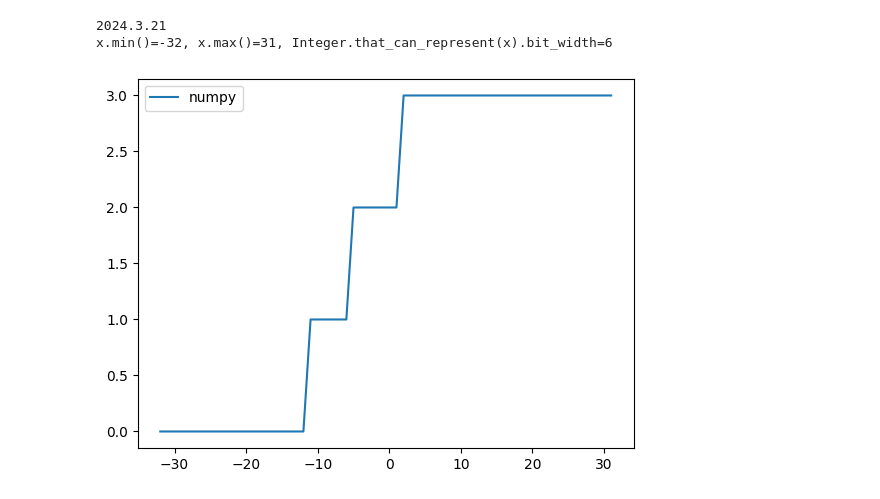
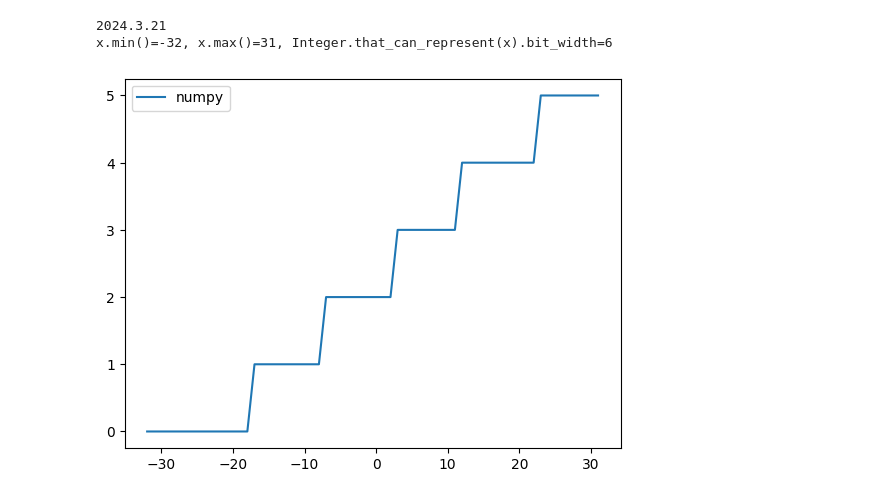
Before and after one commit to qqaatw/concrete-ml, a Jupyter notebook: test.ipynb, the cells around one changed output. Cells and saved outputs as stored; diff of their text form; code cells hidden in the pictures.

```diff
--- a/test.ipynb
+++ b/test.ipynb
@@ -1,6 +1,6 @@
 # %%
 %matplotlib inline
-from concrete.fhe import Compiler, round_bit_pattern, truncate_bit_pattern
+from concrete.fhe import Compiler, round_bit_pattern
 import numpy as np
 import matplotlib.pyplot as plt
 from concrete.ml.common.preprocessors import (
@@ -11,43 +11,49 @@ from concrete.ml.common.preprocessors import (
 )
 from concrete.fhe import Exactness, Configuration
 from typing import List
 from importlib.metadata import version
 from concrete.fhe import Integer
 
 print(version("concrete-python"))
 
+x_min, x_max = -23 , 52
+x_min, x_max = -32, 32
+bias=2.3
+# scale=0.01
+# scale=0.05
+# scale=0.15
+scale = 0.1
+n_bits_out=4
+rounding_function = round_bit_pattern
+
 def relu(x):
     # return (x>0) * x
     return np.where(x>0,x,0.)
+    # return np.clip(x, 0, None)  # Fails because None Constant is not supported by CP
 
-x_min, x_max = -23 , 52
-x_min, x_max = -32, 32
-bias=2.3
-scale=0.01 # Two levels
-scale=0.05 # Three levels
-scale=0.15 # Four levels
-n_bits=3
-rounding_function = round_bit_pattern
-
-def f(x,):
-    x = x.astype(np.float64) # open tlu
+def f_float(x):
     x = x*scale + bias
     x = relu(x)
-    x = np.clip(x, -2**(n_bits-1), 2**(n_bits-1)-1)
+    return x
+
+def f(x):
+    x.astype(np.float64)
+    x = f_float(x)
+    x = np.clip(x, -2**(n_bits_out-1), 2**(n_bits_out-1)-1)
     x = np.round(x)
     x = x.astype(np.int64) # close tlu
     return x
 
 x = np.arange(x_min, x_max)
 print(f"{x.min()=}, {x.max()=}, {Integer.that_can_represent(x).bit_width=}")
 compile_input = x[...,np.newaxis]
 y = f(x)
 fig, ax = plt.subplots()
 ax.plot(x, y, label="numpy")
 plt.legend()
 plt.show()
 plt.close(fig)
 # %% [output]
 2024.3.21
 x.min()=-32, x.max()=31, Integer.that_can_represent(x).bit_width=6
-[figure, old version]
+[figure, new version]
```
Also changed, not shown: parts of 14 cells of this notebook, 1 other file.
